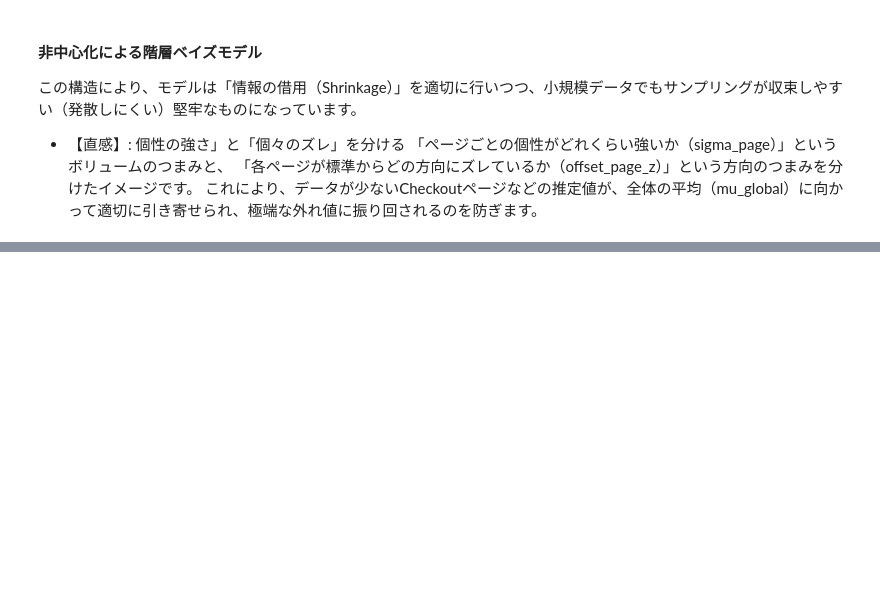
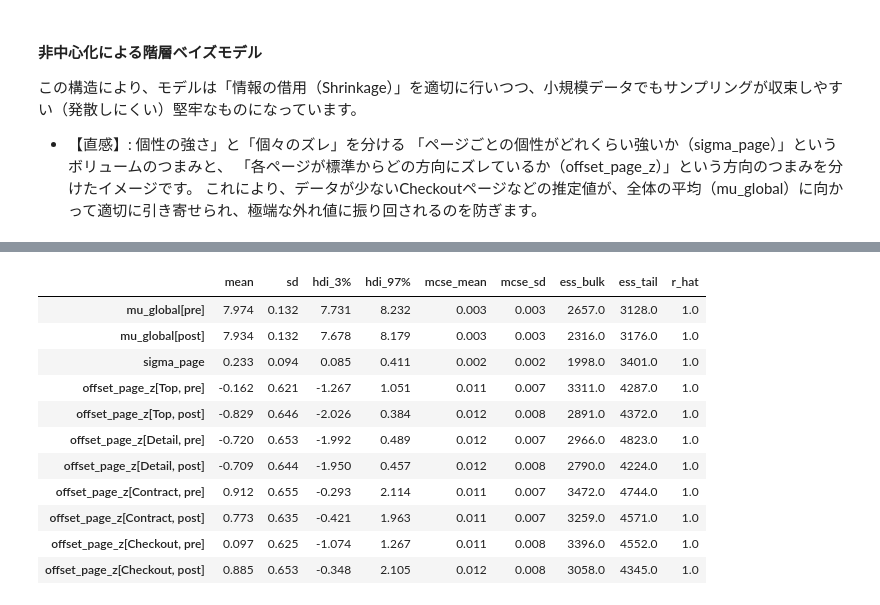
Before and after one commit to petalab-io/bayesian-iroha, a Jupyter notebook: notebooks/01_web_performance/roi_decision.ipynb, the cells around one changed output, grey strips where cells are left out. Cells and saved outputs as stored; diff of their text form; code cells hidden in the pictures; blank space fills up the shorter version.

```diff
--- a/notebooks/01_web_performance/roi_decision.ipynb
+++ b/notebooks/01_web_performance/roi_decision.ipynb
@@ -202,0 +224,15 @@ pm.model_to_graphviz(model)
+# %%
+az.summary(trace, var_names=["mu_global", "sigma_page", "offset_page_z"])
+# %% [output]
+|  | mean | sd | hdi_3% | hdi_97% | mcse_mean | mcse_sd | ess_bulk | ess_tail | r_hat |
+| mu_global[pre] | 7.974 | 0.132 | 7.731 | 8.232 | 0.003 | 0.003 | 2657.0 | 3128.0 | 1.0 |
+| mu_global[post] | 7.934 | 0.132 | 7.678 | 8.179 | 0.003 | 0.003 | 2316.0 | 3176.0 | 1.0 |
+| sigma_page | 0.233 | 0.094 | 0.085 | 0.411 | 0.002 | 0.002 | 1998.0 | 3401.0 | 1.0 |
+| offset_page_z[Top, pre] | -0.162 | 0.621 | -1.267 | 1.051 | 0.011 | 0.007 | 3311.0 | 4287.0 | 1.0 |
+| offset_page_z[Top, post] | -0.829 | 0.646 | -2.026 | 0.384 | 0.012 | 0.008 | 2891.0 | 4372.0 | 1.0 |
+| offset_page_z[Detail, pre] | -0.720 | 0.653 | -1.992 | 0.489 | 0.012 | 0.007 | 2966.0 | 4823.0 | 1.0 |
+| offset_page_z[Detail, post] | -0.709 | 0.644 | -1.950 | 0.457 | 0.012 | 0.008 | 2790.0 | 4224.0 | 1.0 |
+| offset_page_z[Contract, pre] | 0.912 | 0.655 | -0.293 | 2.114 | 0.011 | 0.007 | 3472.0 | 4744.0 | 1.0 |
+| offset_page_z[Contract, post] | 0.773 | 0.635 | -0.421 | 1.963 | 0.011 | 0.007 | 3259.0 | 4571.0 | 1.0 |
+| offset_page_z[Checkout, pre] | 0.097 | 0.625 | -1.074 | 1.267 | 0.011 | 0.008 | 3396.0 | 4552.0 | 1.0 |
+| offset_page_z[Checkout, post] | 0.885 | 0.653 | -0.348 | 2.105 | 0.012 | 0.008 | 3058.0 | 4345.0 | 1.0 |
```
Also changed, not shown: parts of 17 cells of this notebook, 2 other files.
